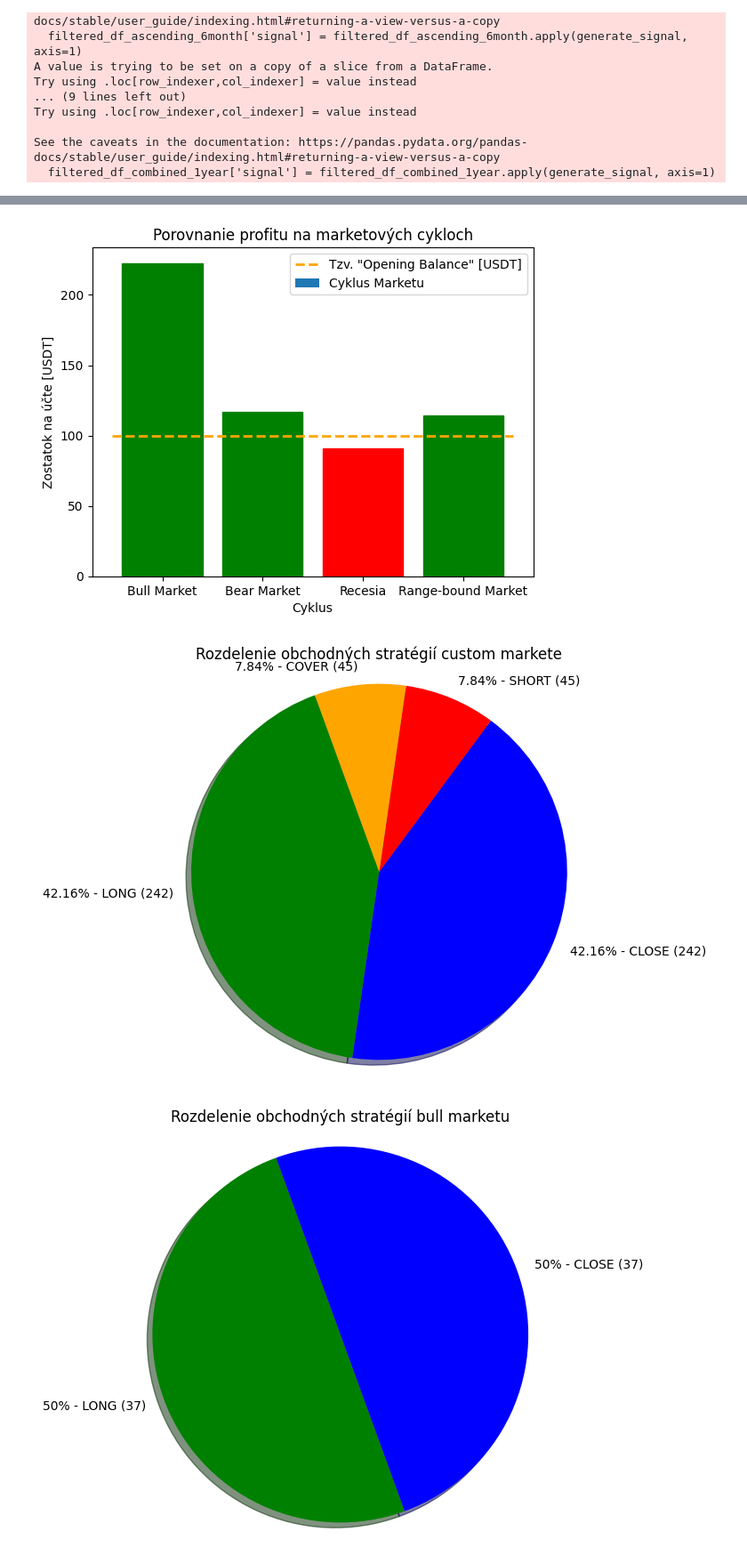
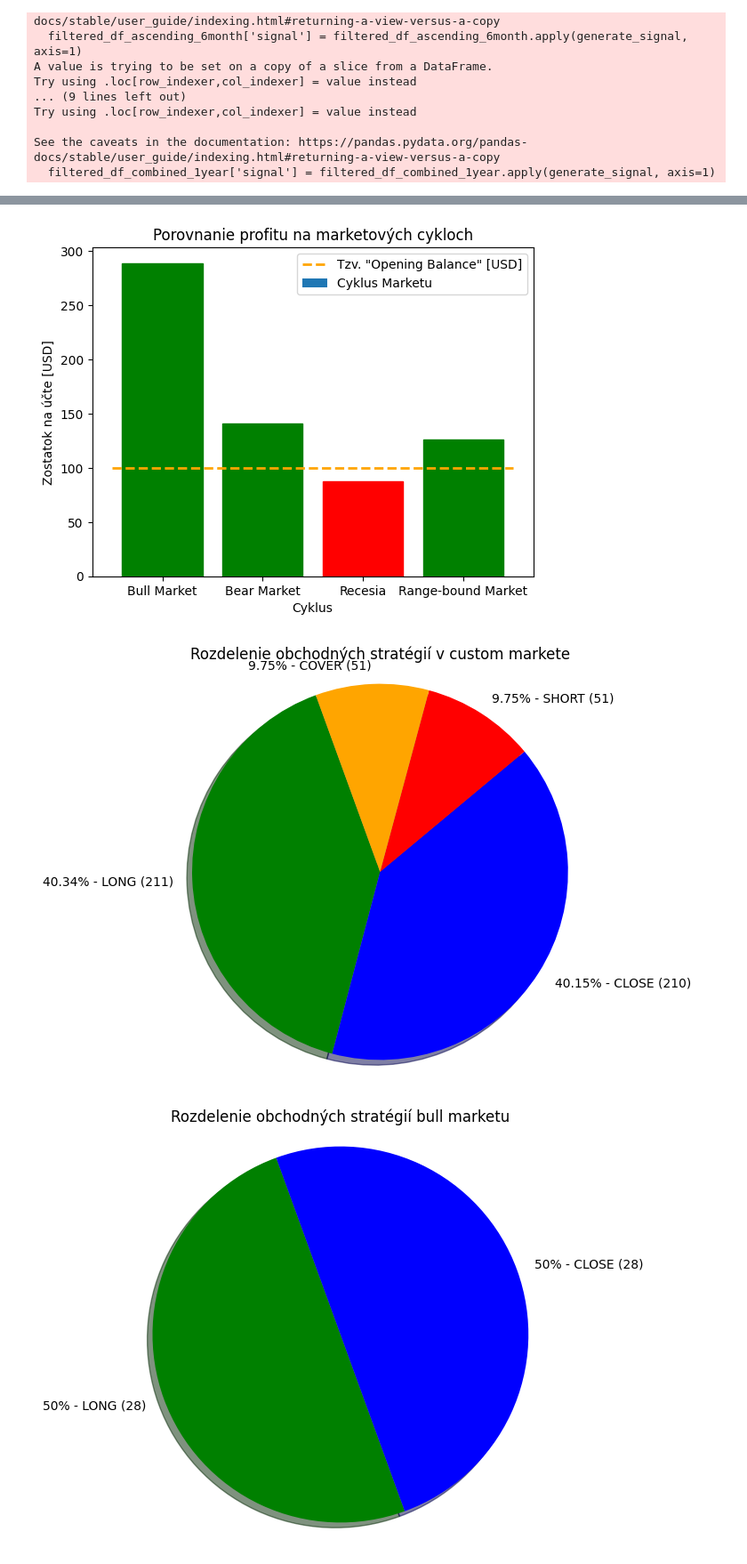
Before and after one commit to paki-valdi-9/dp_automated_trading, a Jupyter notebook: Trading bots/trading_bot_3.ipynb, the cells around one changed output, grey strips where cells are left out. Shown at 89% size. Saved outputs shown, nothing was run; the diff lists cells and outputs as text; code cells hidden in the pictures.

Commit message:
feat: new file config with latest date

```diff
--- a/Trading bots/trading_bot_3.ipynb
+++ b/Trading bots/trading_bot_3.ipynb
@@ -1,32 +1,36 @@
 # %%
 import pandas as pd
 
-df = pd.read_csv('BTC-USD_17.09.2014-25.10.2023.csv')
+df = pd.read_csv('BTC-USD_17.09.2014-14.03.2024.csv')
 
-df['Date'] = pd.to_datetime(df['Date'], format='%Y-%m-%d')
+df['Date'] = pd.to_datetime(df['Date'], format='%d-%m-%y')
 # %%
 from datetime import datetime
 
-def prompt_for_date(prompt_message, comparison_date=None, must_be_after=False):
+def prompt_for_date(prompt_message, comparison_date=None, must_be_after=False, max_date=None):
     while True:
         date_input = input(prompt_message)
         try:
-            date = datetime.strptime(date_input, "%d-%m-%y")
+            date = datetime.strptime(date_input, "%d-%m-%Y")
             if comparison_date is not None:
                 if must_be_after and date <= comparison_date:
-                    print("The date must be after %s." % comparison_date.strftime("%d-%m-%y"))
+                    print("The date must be after %s." % comparison_date.strftime("%d-%m-%Y"))
                     continue
                 elif not must_be_after and date < comparison_date:
-                    print("The date must be after or equal to %s." % comparison_date.strftime("%d-%m-%y"))
+                    print("The date must be after or equal to %s." % comparison_date.strftime("%d-%m-%Y"))
                     continue
+            if max_date is not None and date > max_date:
+                print("The date must not be after %s." % max_date.strftime("%d-%m-%Y"))
+                continue
             return date
         except ValueError:
-            print("Invalid date format. Please use the format dd-mm-yy.")
+            print("Invalid date format. Please use the format dd-mm-yyyy.")
 
-min_allowed_start_date = datetime.strptime("06-04-15", "%d-%m-%y")
+min_allowed_start_date = datetime.strptime("06-04-2015", "%d-%m-%Y")
+max_allowed_end_date = datetime.strptime("14-03-2024", "%d-%m-%Y")
 
-start_date = prompt_for_date("Enter the start date (dd-mm-yy). Min starting date for this file: 06-04-15: ", min_allowed_start_date, must_be_after=False)
-end_date = prompt_for_date("Enter the end date (dd-mm-yy). It must be after the start date: ", start_date, must_be_after=True)
+start_date = prompt_for_date("Enter the start date (dd-mm-yyyy). Starting date cannot be before 06-04-2015: ", min_allowed_start_date, must_be_after=False)
+end_date = prompt_for_date("Enter the end date (dd-mm-yyyy). End date cannot be after 14-03-2024 and must be after the start date: ", start_date, must_be_after=True, max_date=max_allowed_end_date)
 
 def prompt_for_number(prompt_message, minimum=None, condition=lambda x: True):
     while True:
@@ -317,7 +321,7 @@ def generate_signal(row, pullback_period=2):
 
     short_condition_1 = row['close'] < row['ema-200']
     short_condition_2 = all(row[f'ema-{i}'] < row['ema-200'] for i in ema_lengths)
-    short_condition_3 = all(row['rsi'] <=30 for _ in range(pullback_period))
+    short_condition_3 = all(row['rsi'] <=35 for _ in range(pullback_period))
 
     ribbon_pullback_condition_long = all(row[f'ema-{i}'] > row['ema-200'] for i in ema_lengths)
 
@@ -589,10 +593,10 @@ y_pos = [final_balance_tb1, final_balance_tb2, final_balance_tb3, final_balance_
 
 bars = plt.bar(x_pos,y_pos)
 plt.plot([-0.5, len(x_pos)-0.5], [initial_balance, initial_balance], color='orange', linestyle='dashed', linewidth=2)
-plt.legend(['Tzv. "Opening Balance" [USDT]', 'Cyklus Marketu'])
+plt.legend(['Tzv. "Opening Balance" [USD]', 'Cyklus Marketu'])
 plt.title('Porovnanie profitu na marketových cykloch')
 plt.xlabel('Cyklus')
-plt.ylabel('Zostatok na účte [USDT]')
+plt.ylabel('Zostatok na účte [USD]')
 
 for i in range(len(bars)):
     if initial_balance > y_pos[i]:
@@ -600,20 +604,20 @@ for i in range(len(bars)):
     else:
         bars[i].set_color('green')
 # %% [output]
-[figure, old version]
+[figure, new version]
 # %%
 mode_counts = df['trade'].value_counts()
 color_map = {'LONG': 'green', 'SHORT': 'red', 'CLOSE': 'blue', 'COVER': 'orange', 'NO SIGNAL': 'pink'}
 colors_ordered = [color_map[mode] for mode in mode_counts.index]
 labels = [f"{count / len(df) * 100:.2f}% - {mode} ({count})" for mode, count in zip(mode_counts.index, mode_counts)]
 plt.figure(figsize=(6, 6))
 plt.pie(mode_counts, labels=labels, autopct='', colors=colors_ordered,shadow=True, startangle=110)
-plt.title('Rozdelenie obchodných stratégií custom markete')
+plt.title('Rozdelenie obchodných stratégií v custom markete')
 plt.axis('equal')
 
 plt.show()
 # %% [output]
-[figure, old version]
+[figure, new version]
 # %%
 mode_counts = df_asc['trade'].value_counts()
 color_map = {'LONG': 'green', 'SHORT': 'red', 'CLOSE': 'blue', 'COVER': 'orange'}
```
Also changed, not shown: parts of 17 cells of this notebook, 4 other files.
